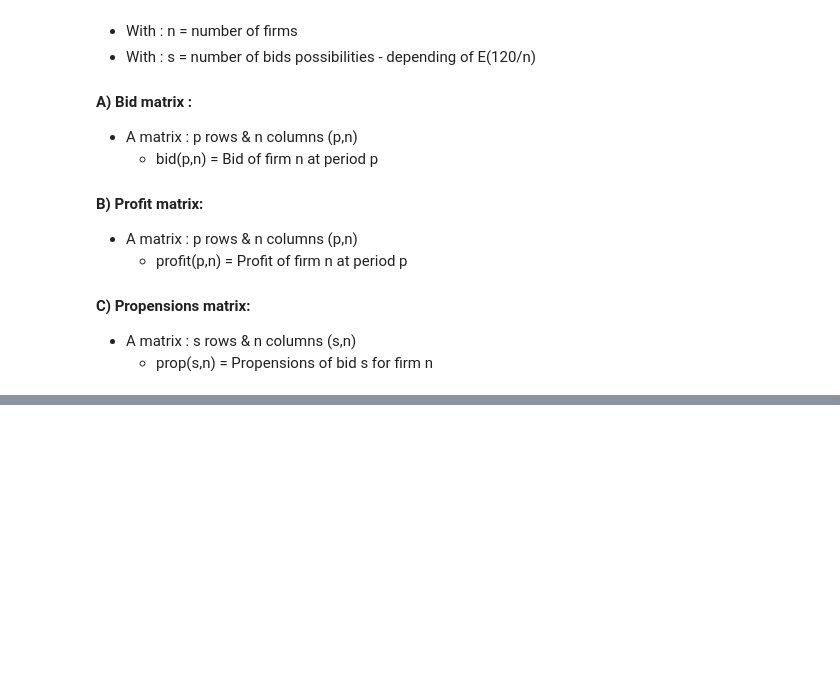
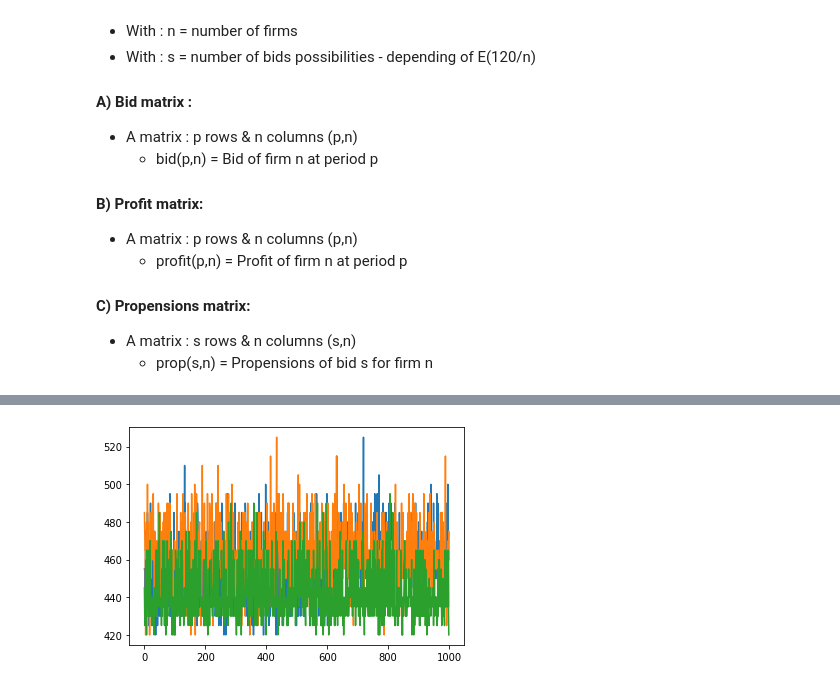
Before and after one commit to keyserwood/EcoIndus, a Jupyter notebook: 1.0-er_industrial_economy.ipynb, the cells around one changed output, grey strips where cells are left out. Cells and saved outputs as stored; diff of their text form; code cells hidden in the pictures; blank space fills up the shorter version.

```diff
--- a/1.0-er_industrial_economy.ipynb
+++ b/1.0-er_industrial_economy.ipynb
@@ -133,3 +160,10 @@ Wall time: 459 ms
+# %%
+price_df = pd.DataFrame(prices)
+for price in price_df.columns   :
+    n = len(price_df)
+    plt.plot(range(n),price_df.loc[:,price])
+# %% [output]
+[figure, added]
 # %% [markdown]
 
 ## Functions
```
Also changed, not shown: parts of 8 cells of this notebook.
